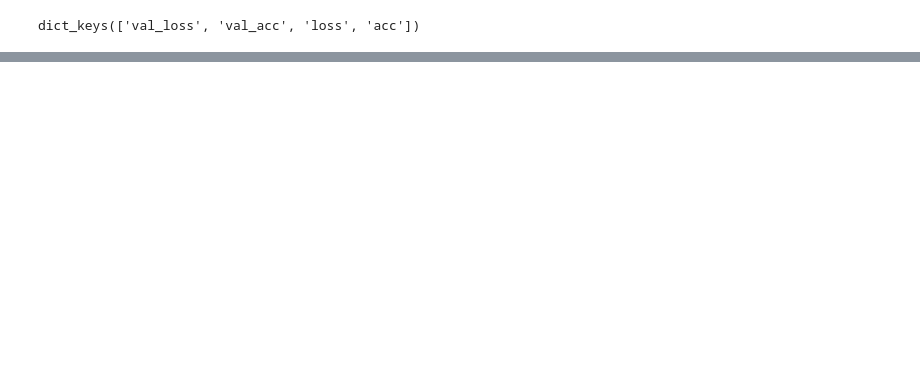
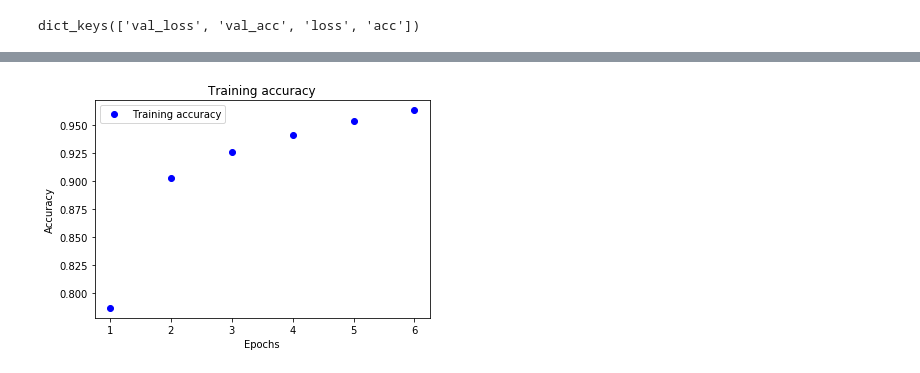
Before and after one commit to amamra-abdenour/Deep_Learning_Python, a Jupyter notebook: DeepLearning_3.ipynb, the cells around one changed output, grey strips where cells are left out. Drawn from its saved outputs; the diff is of its cells as text; code cells hidden in the pictures; blank space fills up the shorter version.

```diff
--- a/DeepLearning_3.ipynb
+++ b/DeepLearning_3.ipynb
@@ -129,0 +132,15 @@ plt.show()
+# %%
+from keras.models import Sequential
+from keras.layers import Dense
+from keras.losses import binary_crossentropy
+from keras.optimizers import RMSprop
+
+model = Sequential()
+model.add(Dense(16, activation='relu', input_shape = (10000,)))
+model.add(Dense(16, activation='relu'))
+model.add(Dense(1, activation='sigmoid'))
+model.compile(optimizer = RMSprop(lr=0.001),
+              loss= binary_crossentropy,
+              metrics=['accuracy'])
+
+history = model.fit(x_train, y_train, epochs = 6, batch_size=512)
@@ -129,0 +160,12 @@ plt.show()
+# %%
+plt.clf()
+acc = history.history['acc']
+epochs = range(1, len(acc) + 1)
+plt.plot(epochs, acc,'bo',label='Training accuracy')
+plt.xlabel('Epochs')
+plt.ylabel('Accuracy')
+plt.legend()
+plt.title('Training accuracy')
+plt.show()
+# %% [output]
+[figure, added]
```
Also changed, not shown: parts of 8 cells of this notebook.
